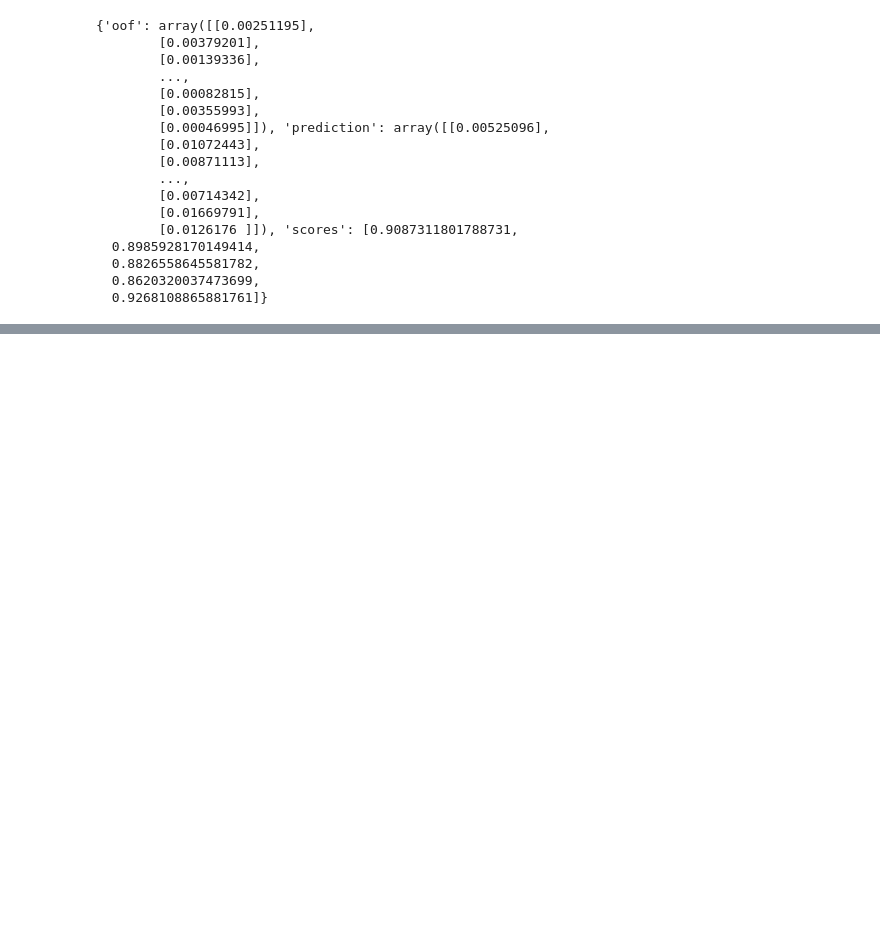
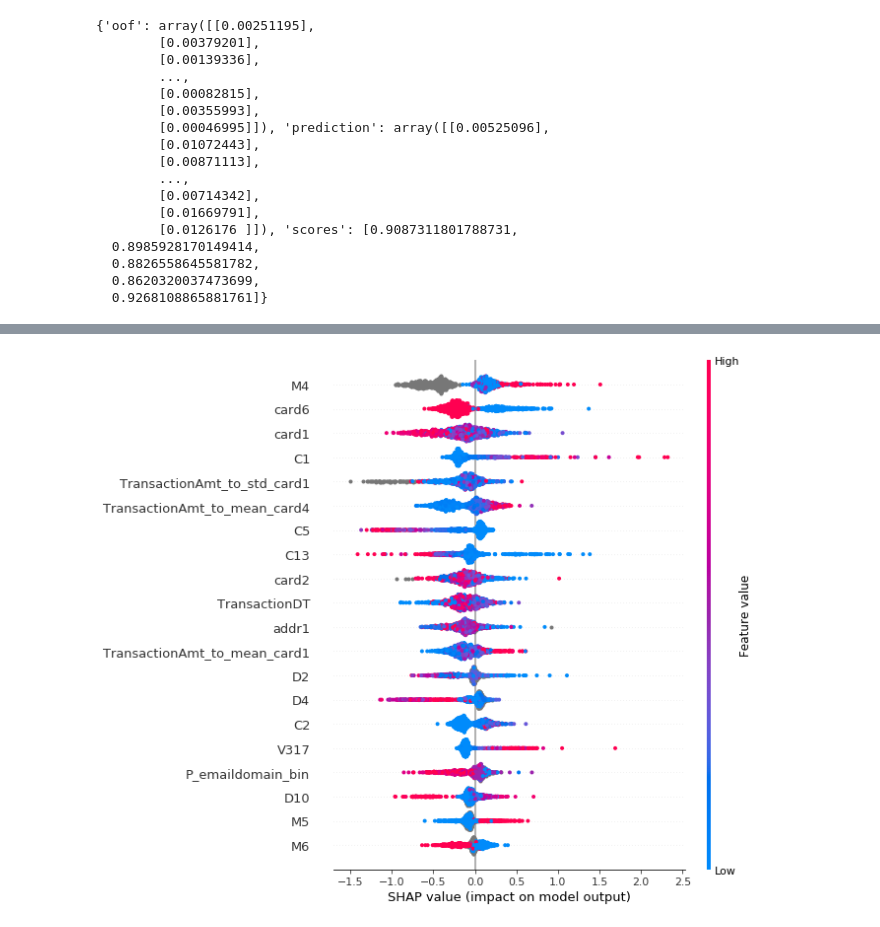
Before and after one commit to andfanilo/ieee-fraud-detection, a Jupyter notebook: notebooks/exploratory/sandbox.ipynb, the cells around one changed output, grey strips where cells are left out. Cells and saved outputs as stored; diff of their text form; code cells hidden in the pictures; blank space fills up the shorter version.

```diff
--- a/notebooks/exploratory/sandbox.ipynb
+++ b/notebooks/exploratory/sandbox.ipynb
@@ -108,3 +105,18 @@ CV mean score: 0.8958, std: 0.0221.
   0.8826558645581782,
   0.8620320037473699,
   0.9268108865881761]}
+# %%
+params = {
+        "eta": 0.05,
+        "max_depth": 9,
+        "objective": "binary:logistic",
+        "eval_metric": "auc",
+        "gamma": 0.1,
+        "subsample": 0.9,
+        "colsample_bytree": 0.9,
+        "verbosity": 0,
+        "random_state": 1337,
+        "nthread": -1,
+    }
+# %%
+clf = train_xgb(X_train, y_train, X_valid, y_valid, ds.X_train.columns, params)
@@ -110,0 +133,7 @@ CV mean score: 0.8958, std: 0.0221.
+# %%
+sample = ds.X_train.sample(1000, random_state=314)
+tv = TreeVisualizer(clf, sample)
+# %%
+tv.summary_plot()
+# %% [output]
+[figure, added]
```
Also changed, not shown: parts of 6 cells of this notebook, 1 other file.
